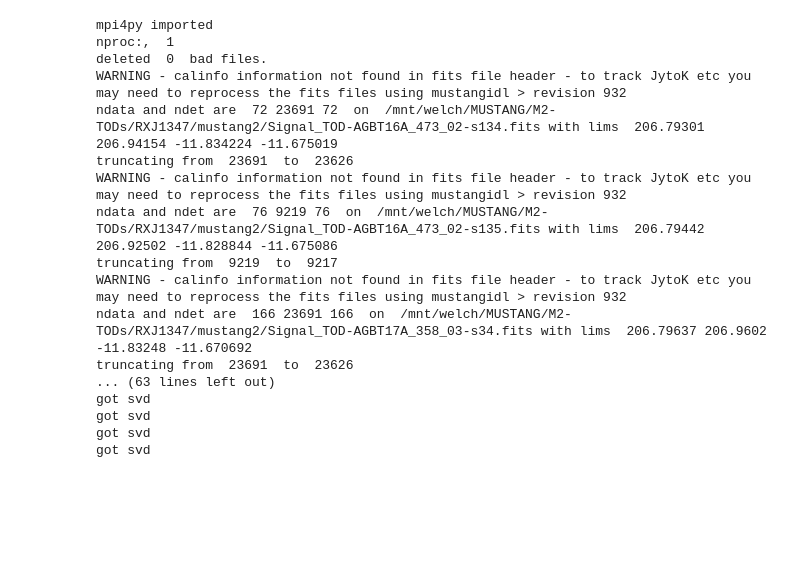
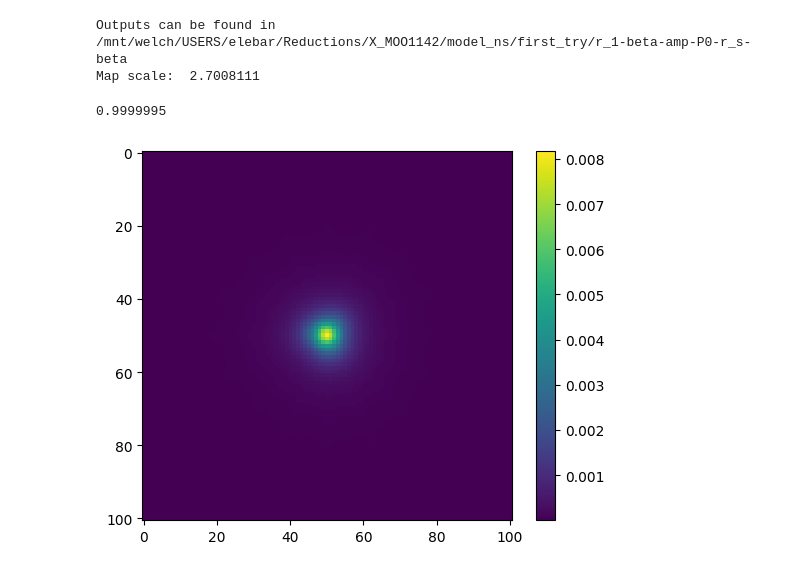
Before and after one commit to MUSTANG-SZ/WITCH, a Jupyter notebook: tools/model-plotter.ipynb, the cells around one changed output. Saved outputs shown, nothing was run; the diff lists cells and outputs as text; code cells hidden in the pictures; blank space fills up the shorter version.

```diff
--- a/tools/model-plotter.ipynb
+++ b/tools/model-plotter.ipynb
@@ -18,27 +21,19 @@ import matplotlib.pyplot as plt
 #that it probably doesn't need to do if all you want to do is look at the model. Still it
 #doesn't take very long and it's useful in other circumstances so I'm going to leave it in for the timebeing.
 
-path = "/home/jorlo/dev/minkasi_jax/unit_tests/RXJ1347_a10.yaml"
+path = "/home/elebar/joint/WITCH/configs/xray_test/MOO1142_Xray.yaml"
 cfg = load_config({}, path)
 datasets, outdir, dset_names, metamodel = load_cfg(cfg)
 # %% [output]
-mpi4py imported
-nproc:,  1
-deleted  0  bad files.
-WARNING - calinfo information not found in fits file header - to track JytoK etc you may need to reprocess the fits files using mustangidl > revision 932
-ndata and ndet are  72 23691 72  on  /mnt/welch/MUSTANG/M2-TODs/RXJ1347/mustang2/Signal_TOD-AGBT16A_473_02-s134.fits with lims  206.79301 206.94154 -11.834224 -11.675019
-truncating from  23691  to  23626
-WARNING - calinfo information not found in fits file header - to track JytoK etc you may need to reprocess the fits files using mustangidl > revision 932
-ndata and ndet are  76 9219 76  on  /mnt/welch/MUSTANG/M2-TODs/RXJ1347/mustang2/Signal_TOD-AGBT16A_473_02-s135.fits with lims  206.79442 206.92502 -11.828844 -11.675086
-truncating from  9219  to  9217
-WARNING - calinfo information not found in fits file header - to track JytoK etc you may need to reprocess the fits files using mustangidl > revision 932
-ndata and ndet are  166 23691 166  on  /mnt/welch/MUSTANG/M2-TODs/RXJ1347/mustang2/Signal_TOD-AGBT17A_358_03-s34.fits with lims  206.79637 206.9602 -11.83248 -11.670692
-truncating from  23691  to  23626
-... (63 lines left out)
-got svd
-got svd
-got svd
-got svd
+Outputs can be found in /mnt/welch/USERS/elebar/Reductions/X_MOO1142/model_ns/first_try/r_1-beta-amp-P0-r_s-beta
+Map scale:  2.7008111
+# %%
+plt.imshow(metamodel.datasets[0].metadata[0].beam_map)
+plt.colorbar()
+print(np.sum(metamodel.datasets[0].metadata[0].beam_map))
+# %% [output]
+0.9999995
+[figure, added]
 # %%
 #To plot the full model on a given dataset, we use
 #metamodel.model_grid(i), where i is the dataset of interest
```
Also changed, not shown: parts of 4 cells of this notebook, 1 other file.
